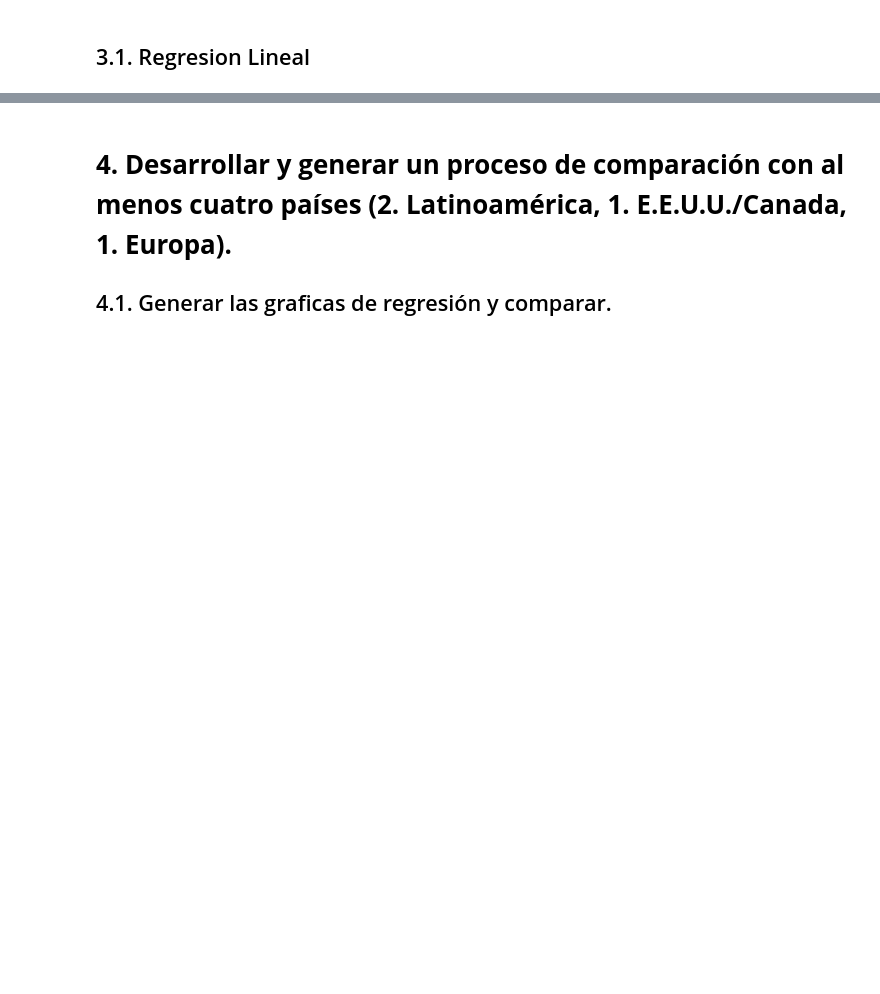
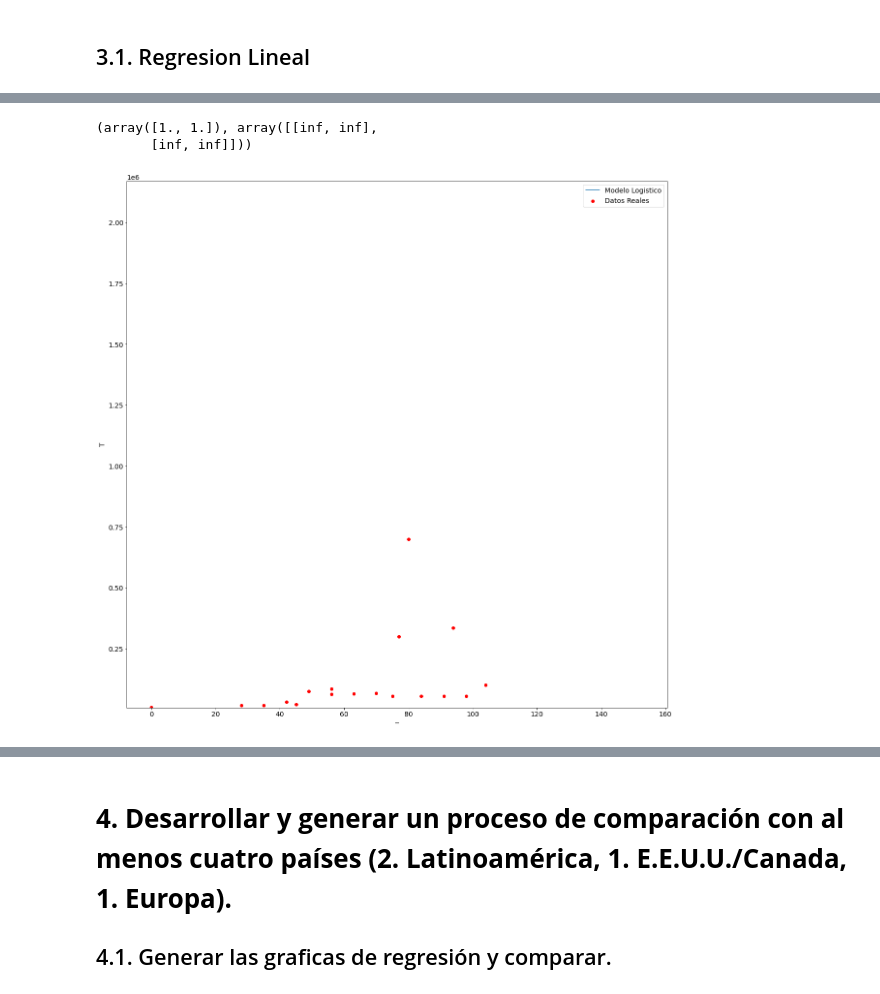
Before and after one commit to GabrielChuchuca/Prueba1InterSimulacion, a Jupyter notebook: PruebaSimulacion.ipynb, the cells around one changed output, grey strips where cells are left out. Saved outputs shown, nothing was run; the diff lists cells and outputs as text; code cells hidden in the pictures; blank space fills up the shorter version.

```diff
--- a/PruebaSimulacion.ipynb
+++ b/PruebaSimulacion.ipynb
@@ -112,0 +259,25 @@ TypeError: ignored
+# %%
+def modelo_logisticov(dav,a,b):
+    return a+b*np.log(dav)
+
+exp_fitv = curve_fit(modelo_logisticov,dav,tov) #Extraemos los valores de los paramatros
+print(exp_fitv)
+# %% [output]
+(array([1., 1.]), array([[inf, inf],
+       [inf, inf]]))
+# %%
+pred_xv = list(range(min(dav.astype(int)),max(dav.astype(int))+50)) # Predecir 50 dias mas
+plt.rcParams['figure.figsize'] = [7, 7]
+plt.rc('font', size=14)
+# Real data
+plt.scatter(dav,tov,label="Datos Reales",color="red")
+# Predicted exponential curve
+plt.plot(pred_xv, [modelo_logisticov(i,exp_fitv[0][0],exp_fitv[0][1]) for i in pred_xv], label="Modelo Logistico" )
+plt.legend()
+plt.gcf().set_size_inches(20, 20)
+plt.xlabel("--")
+plt.ylabel("T")
+plt.ylim((min(tov)*0.9,max(tov)*3.1)) # Definir los limites de Y
+plt.show()
+# %% [output]
+[figure, added]
```
Also changed, not shown: parts of 45 cells of this notebook.
